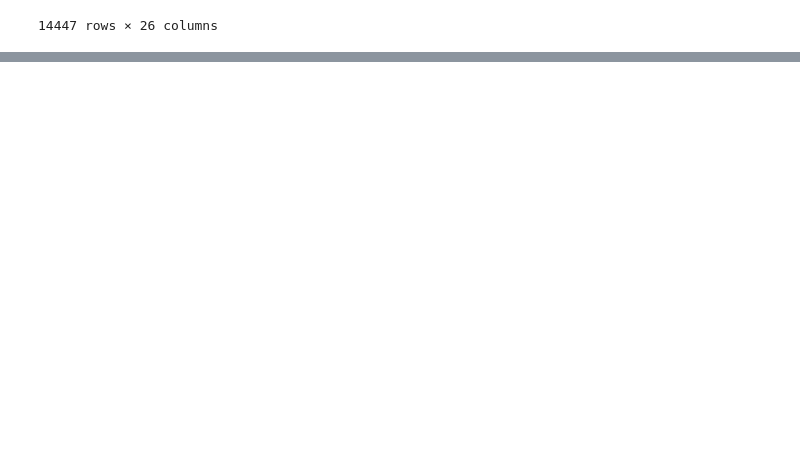
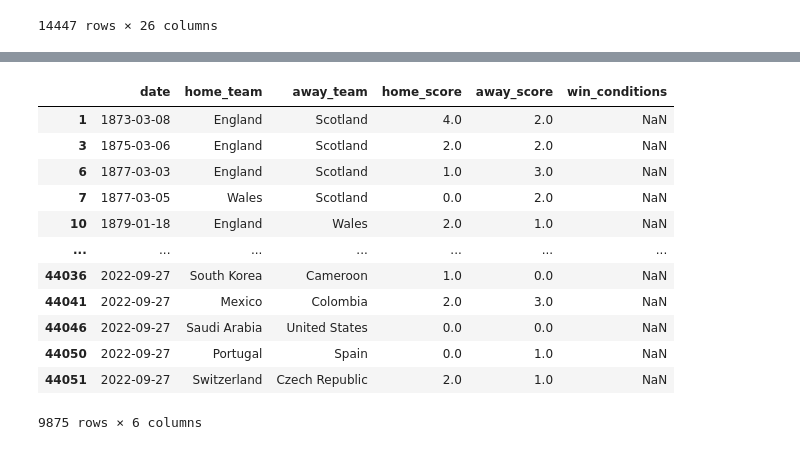
Before and after one commit to jmclement/road_to_qatar_2022, a Jupyter notebook: notebooks/Dataset Merge.ipynb, the cells around one changed output, grey strips where cells are left out. Saved outputs shown, nothing was run; the diff lists cells and outputs as text; code cells hidden in the pictures; blank space fills up the shorter version.

```diff
--- a/notebooks/Dataset Merge.ipynb
+++ b/notebooks/Dataset Merge.ipynb
@@ -605,0 +723,16 @@ merged_worldcupmatches_int_df.to_csv (r'%s/merged_worldcupmatches_int_df.csv' %p
+# %%
+df3[df3['win_conditions'].isnull()]
+# %% [output]
+|  | date | home_team | away_team | home_score | away_score | win_conditions |
+| 1 | 1873-03-08 | England | Scotland | 4.0 | 2.0 | NaN |
+| 3 | 1875-03-06 | England | Scotland | 2.0 | 2.0 | NaN |
+| 6 | 1877-03-03 | England | Scotland | 1.0 | 3.0 | NaN |
+| 7 | 1877-03-05 | Wales | Scotland | 0.0 | 2.0 | NaN |
+| 10 | 1879-01-18 | England | Wales | 2.0 | 1.0 | NaN |
+| ... | ... | ... | ... | ... | ... | ... |
+| 44036 | 2022-09-27 | South Korea | Cameroon | 1.0 | 0.0 | NaN |
+| 44041 | 2022-09-27 | Mexico | Colombia | 2.0 | 3.0 | NaN |
+| 44046 | 2022-09-27 | Saudi Arabia | United States | 0.0 | 0.0 | NaN |
+| 44050 | 2022-09-27 | Portugal | Spain | 0.0 | 1.0 | NaN |
+| 44051 | 2022-09-27 | Switzerland | Czech Republic | 2.0 | 1.0 | NaN |
+9875 rows × 6 columns
```
Also changed, not shown: parts of 13 cells of this notebook.
